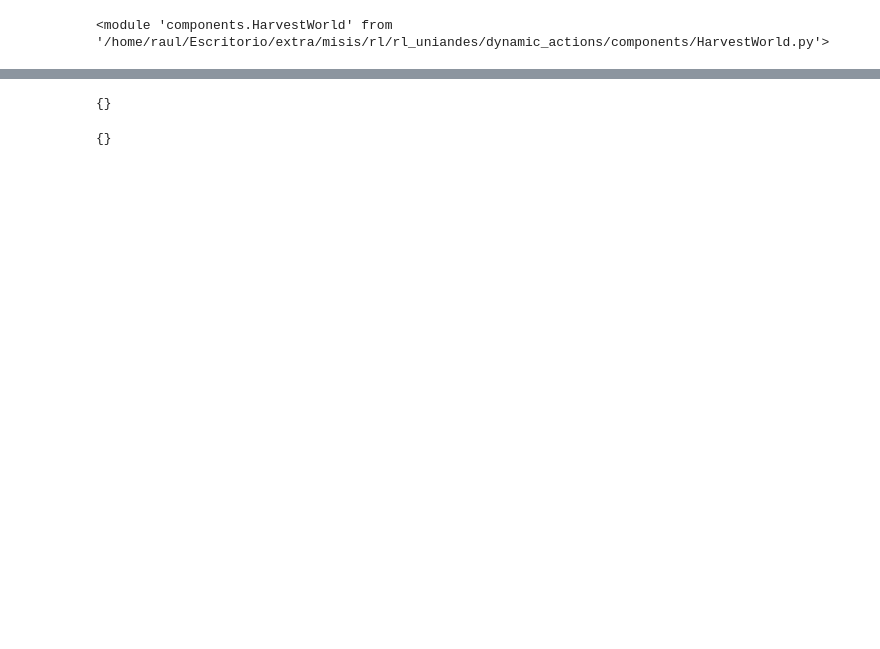
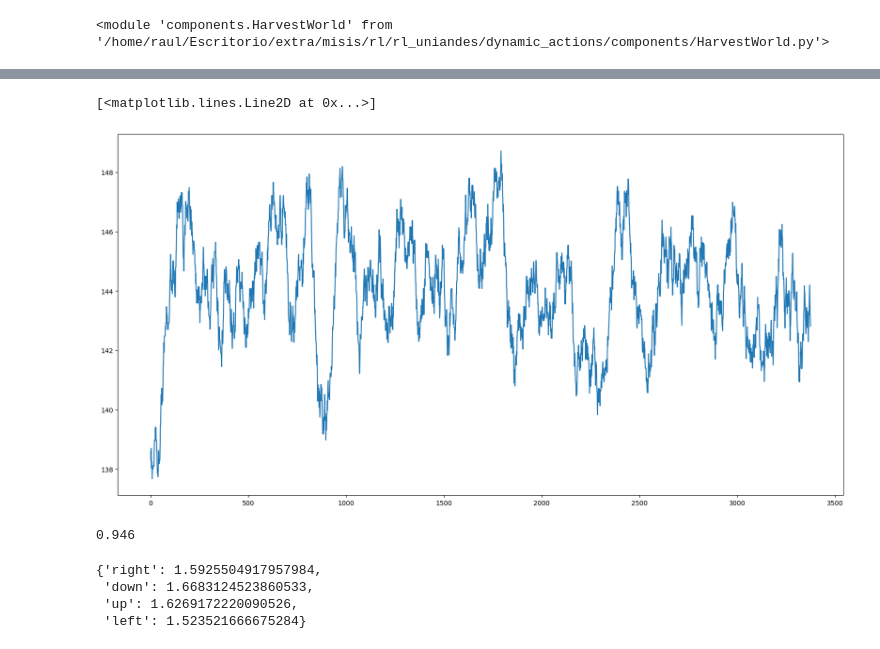
Before and after one commit to rulas99/rl_uniandes, a Jupyter notebook: dynamic_actions/common_harvest.ipynb, the cells around one changed output, grey strips where cells are left out. Cells and saved outputs as stored; diff of their text form; code cells hidden in the pictures; blank space fills up the shorter version.

```diff
--- a/dynamic_actions/common_harvest.ipynb
+++ b/dynamic_actions/common_harvest.ipynb
@@ -37,14 +43,33 @@ display(freq_slider, out)
 # %% [output]
 FloatSlider(value=0.0, description='Frequency:', max=10.0, step=1.0)
 [interactive output not drawn]
+# %%
+agent_data = harvest_world.agents[0]
+
+def moving_average(a, n):
+
+    test = np.cumsum(a, dtype=float)
+
+    test[n:] = test[n:] - test[:-n]
+
+    return test[n - 1:] / n
+
+plt.figure(figsize=(20, 10))
+plt.plot(moving_average(agent_data.duration, 100), )
+# %% [output]
+[<matplotlib.lines.Line2D at 0x...>]
+[figure, added]
+# %%
+1-harvest_world.agents[0].timestep/500
+# %% [output]
+0.946
 # %%
-harvest_world.agents[0].q_knowledge[(1,1)]
+harvest_world.agents[0].q_knowledge[(1,0,'medio')]
 # %% [output]
-{}
+{'right': 1.5925504917957984,
+ 'down': 1.6683124523860533,
+ 'up': 1.6269172220090526,
+ 'left': 1.523521666675284}
-# %%
-harvest_world.agents[0].q_knowledge[(1,0)]
-# %% [output]
-{}
 # %%
 harvest_world.agents[0].current_state
 # %% [output]
```
Also changed, not shown: parts of 12 cells of this notebook, 2 other files.
